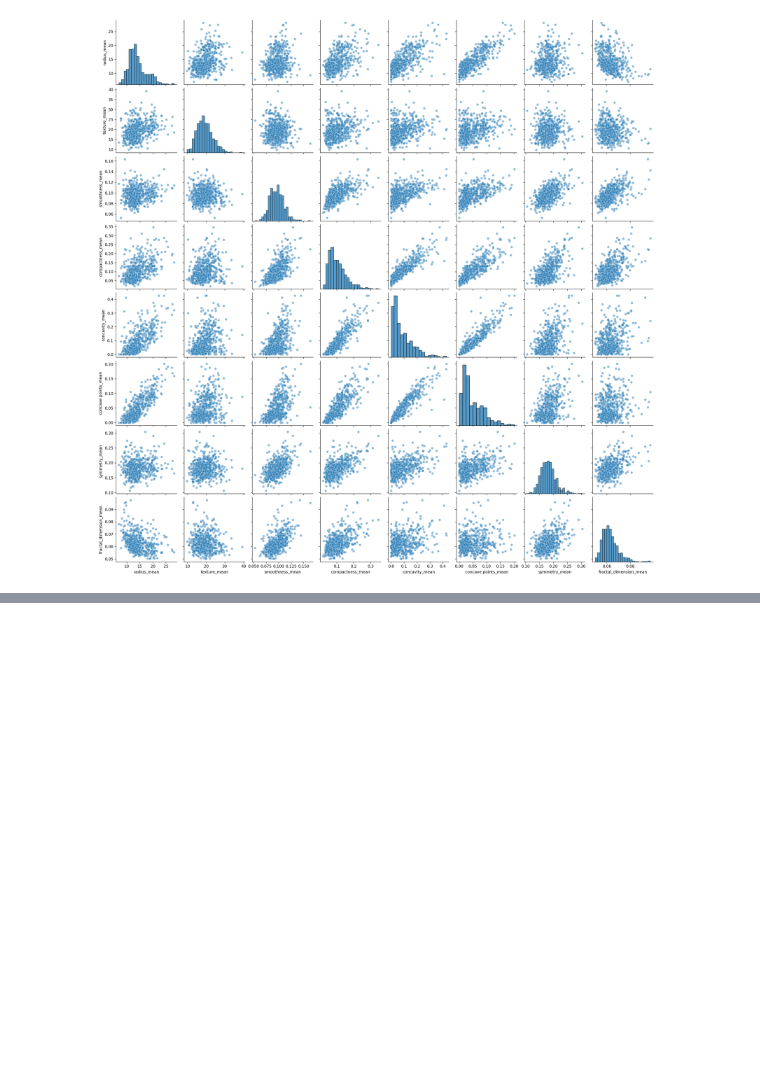
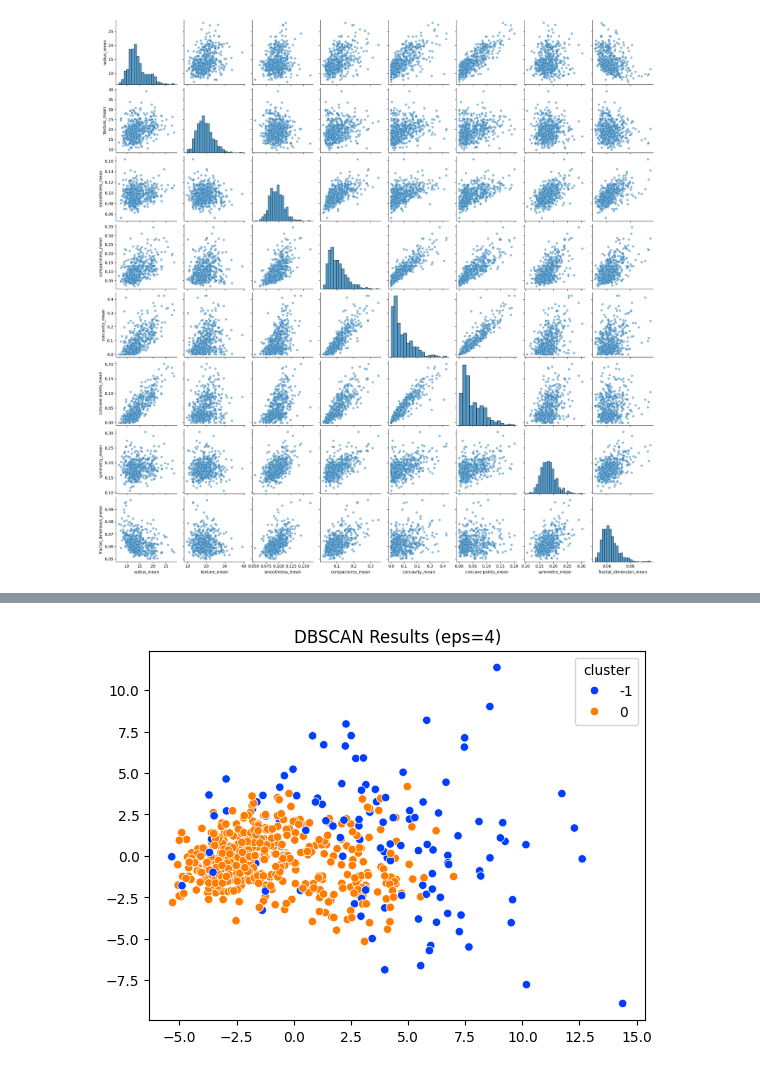
Before and after one commit to SarahMohapatra/Breast_Cancer_classification_using_DBSCAN, a Jupyter notebook: Breastcancer_classification.ipynb, the cells around one changed output, grey strips where cells are left out. Saved outputs shown, nothing was run; the diff lists cells and outputs as text; code cells hidden in the pictures; blank space fills up the shorter version.

```diff
--- a/Breastcancer_classification.ipynb
+++ b/Breastcancer_classification.ipynb
@@ -113,0 +225,9 @@ from sklearn.decomposition import PCA
+# %%
+dbscan = DBSCAN(eps = 3, min_samples = 5)
+cluster = dbscan.fit_predict(X_scaled)
+df['cluster'] = cluster
+sns.scatterplot(x=X_pca[:, 0], y=X_pca[:, 1], hue=df['cluster'], palette='bright')
+plt.title(f'DBSCAN Results (eps=4)')
+plt.show()
+# %% [output]
+[figure, added]
```
Also changed, not shown: parts of 15 cells of this notebook.
